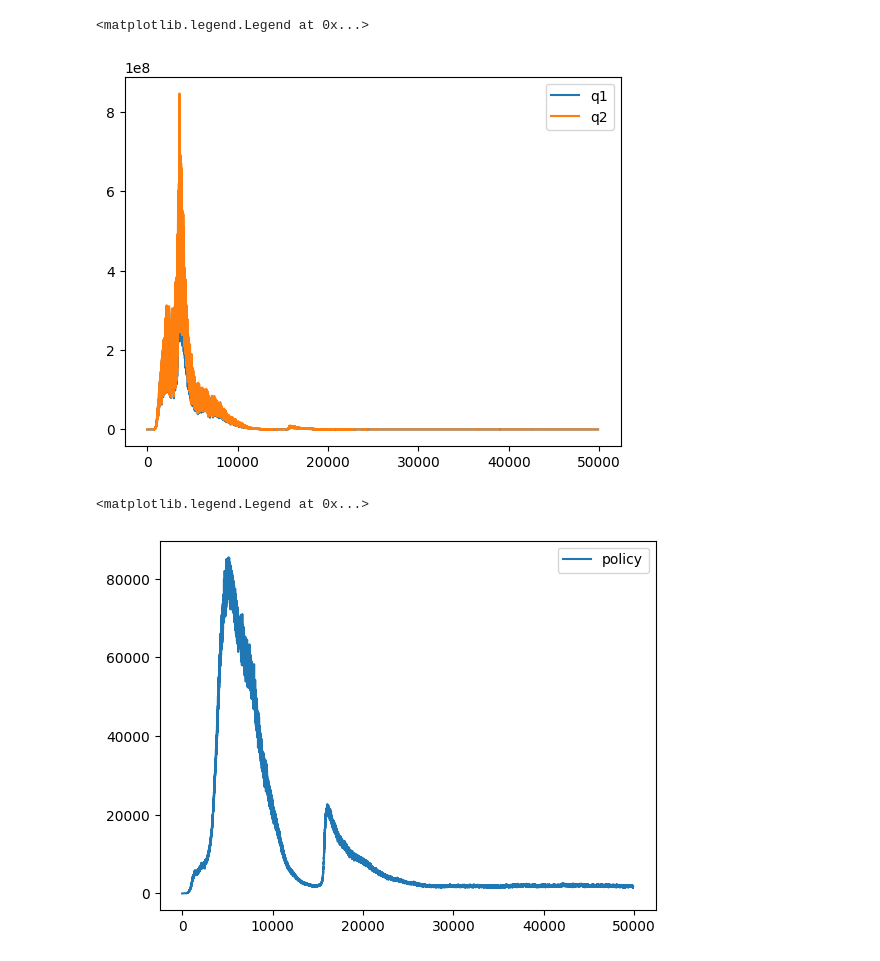
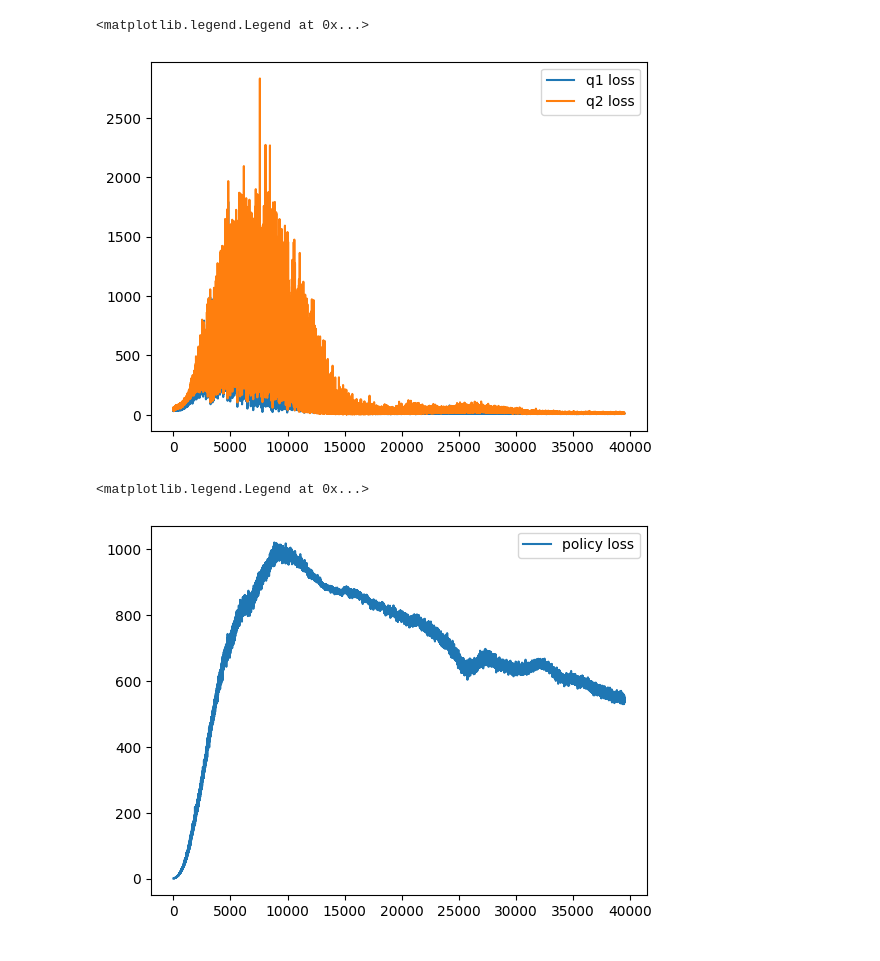
Before and after one commit to Unevilicorn/Off-Policy-Examples, a Jupyter notebook: sac.ipynb, the cells around one changed output. Cells and saved outputs as stored; diff of their text form; code cells hidden in the pictures.

```diff
--- a/sac.ipynb
+++ b/sac.ipynb
@@ -40,8 +40,8 @@ class Critic(torch.nn.Module):
             layers1.append(torch.nn.Linear(dims[i], dims[i+1]))
             layers2.append(torch.nn.Linear(dims[i], dims[i+1]))
             if i < len(dims) - 2:
-                layers1.append(torch.nn.ReLU())
-                layers2.append(torch.nn.ReLU())
+                layers1.append(torch.nn.LeakyReLU())
+                layers2.append(torch.nn.LeakyReLU())
         return torch.nn.Sequential(*layers1), torch.nn.Sequential(*layers2)
 
     def forward(self, state, action):
@@ -49,20 +49,24 @@ class Critic(torch.nn.Module):
         return self.layers1(x), self.layers2(x)
 # %%
 class Actor(torch.nn.Module):
-    def __init__(self, dims, action_scale=None, action_bias=None):
+    def __init__(self, dims, high=None, low=None):
         super().__init__()
         self.layers = torch.nn.Sequential()
 
         for i in range(len(dims)-2):
             self.layers.append(torch.nn.Linear(dims[i], dims[i+1]))
             if i != len(dims)-2:
-                self.layers.append(torch.nn.ReLU())
+                self.layers.append(torch.nn.LeakyReLU())
 
         self.mu_layer = torch.nn.Linear(dims[-2], dims[-1])
         self.sigma_layer = torch.nn.Linear(dims[-2], dims[-1])
 
-        self.action_scale = action_scale or torch.tensor(1.0)
-        self.action_bias = action_bias or torch.tensor(0.0)
+        if high is None or low is None:
+            self.action_scale = torch.tensor(1.0)
+            self.action_bias = torch.tensor(0.0)
+        else:
+            self.action_scale = tt((high - low) / 2)
+            self.action_bias = tt((high + low) / 2)
 
     def sample(self, x):
         mus, sigmas = self.forward(x)
@@ -76,14 +80,20 @@ class Actor(torch.nn.Module):
         sigmas = torch.exp(sigmas)
         probs = torch.distributions.Normal(mus, sigmas)
         action = probs.rsample()
-        log_prob = probs.log_prob(action).sum(axis=-1)
 
         # Adjusting for the tanh squashing function
-        log_prob -= (2 * (np.log(2) - action - torch.nn.functional.softplus(-2 * action))).sum(axis=-1)
+        log_prob = probs.log_prob(action)
+        log_prob -= (2 * (np.log(2) - action - torch.nn.functional.softplus(-2 * action)))
+        log_prob = log_prob.sum(1, keepdim=True)
 
         action = torch.tanh(action) * self.action_scale + self.action_bias
 
         return action, log_prob
+
+    def deterministic_action(self, x):
+        mus, sigmas = self.forward(x)
+        action = torch.tanh(mus) * self.action_scale + self.action_bias
+        return action
 
     def forward(self, x):
         mid = self.layers(x)
@@ -200,5 +215,5 @@ class SAC:
         return scores, losses
 # %%
 sac = SAC(gym.make('Pendulum-v1'))
-scores, losses = sac.train(50000)
+scores, losses = sac.train(200 * 200)
 # %% [output]
@@ -227,13 +242,16 @@ plt.plot(list(range(0, len(scores) * 200, 200)), scores)
+# %%
+trimmed_losses = losses
+# trimmed_losses = losses[-5000:]
 # %%
-plt.plot(list([l[0], l[1]] for l in losses))
-plt.legend(['q1', 'q2'])
+plt.plot(list([l[0], l[1]] for l in trimmed_losses))
+plt.legend(['q1 loss', 'q2 loss'])
 # %% [output]
 <matplotlib.legend.Legend at 0x...>
-[figure, old version]
+[figure, new version]
 # %%
-plt.plot([l[2] for l in losses])
-plt.legend(['policy'])
+plt.plot([l[2] for l in trimmed_losses])
+plt.legend(['policy loss'])
 # %% [output]
 <matplotlib.legend.Legend at 0x...>
-[figure, old version]
+[figure, new version]
 # %%
```
Also changed, not shown: parts of 6 cells of this notebook.
